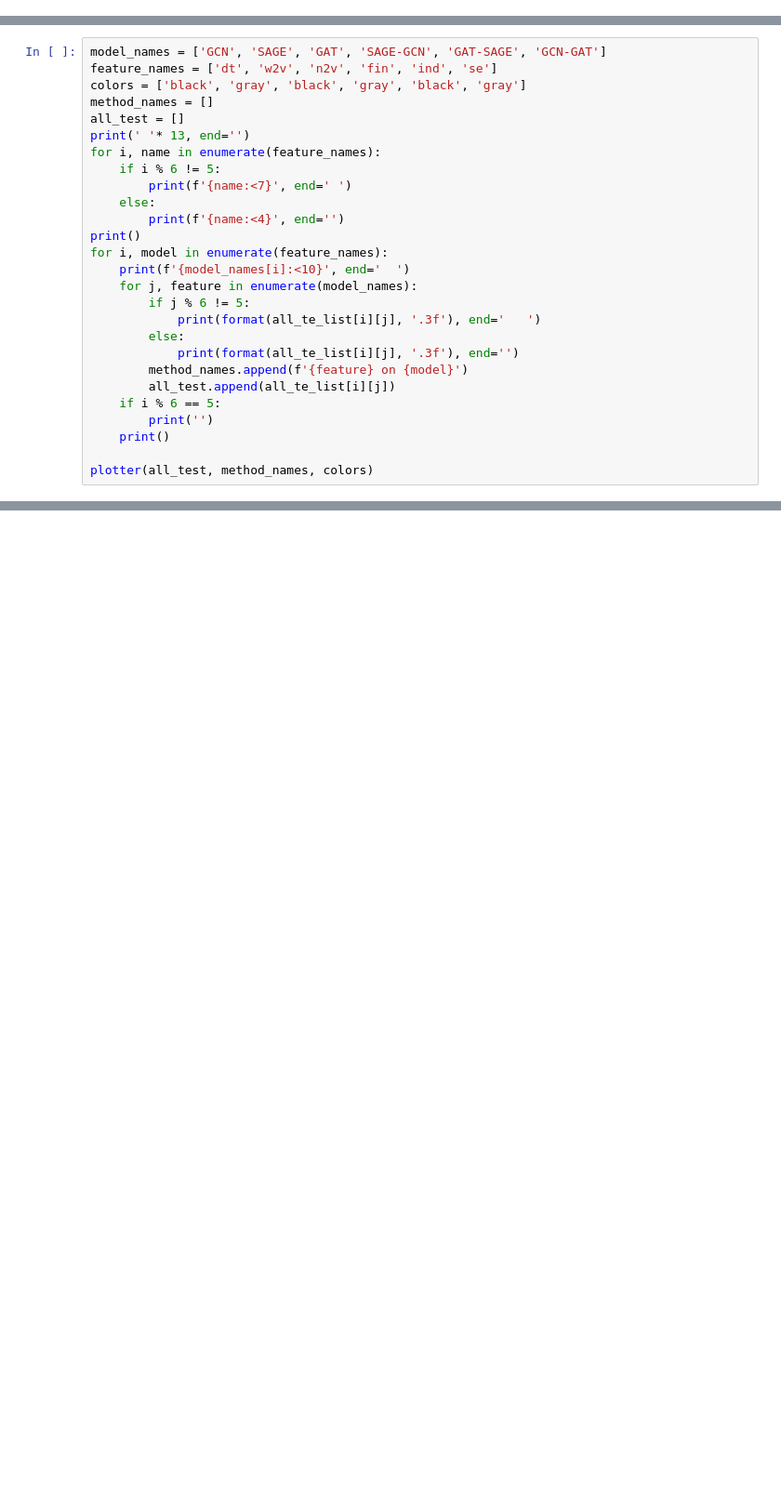
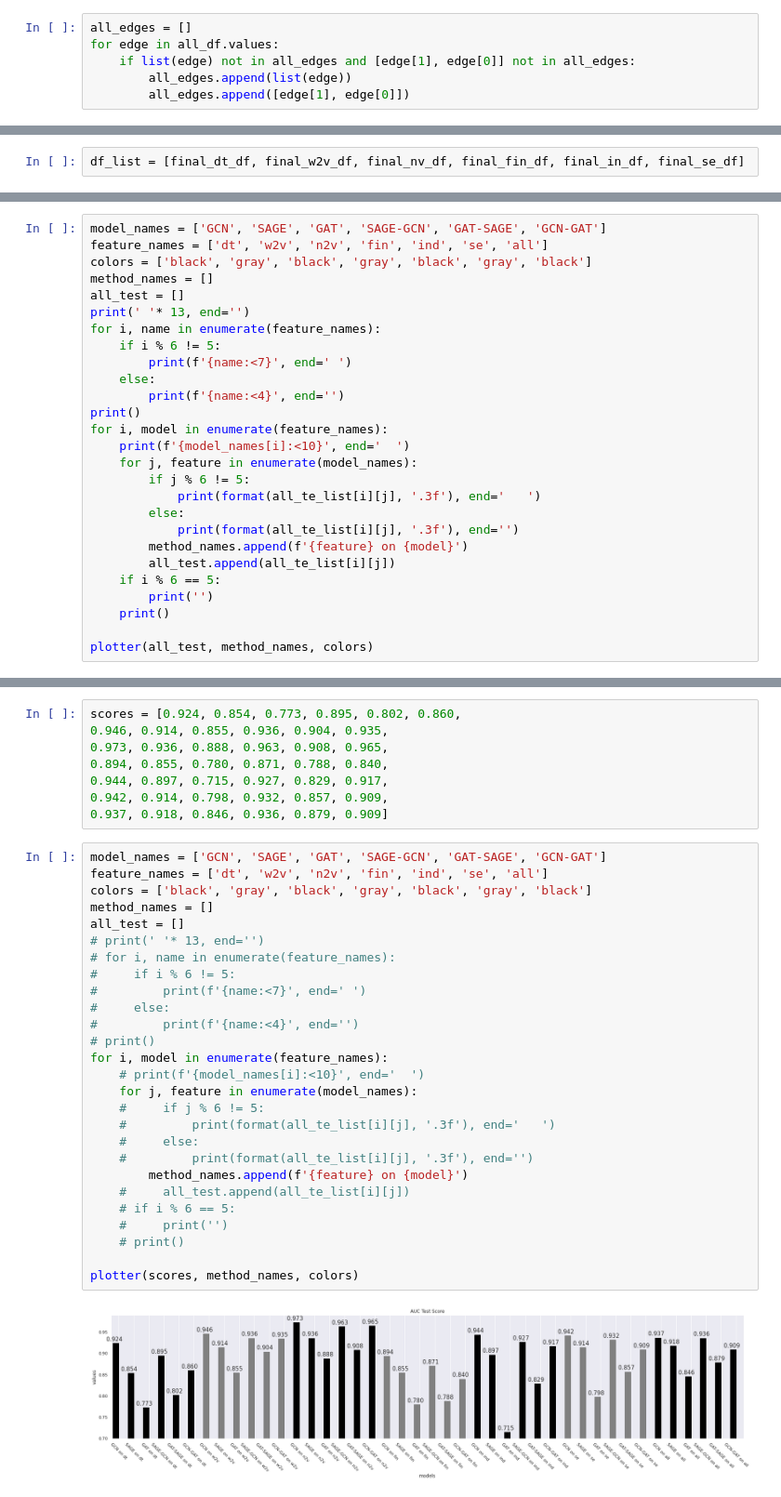
Before and after one commit to sinaziaee/DComG, a Jupyter notebook: model_feature_comparison.ipynb, the cells around one changed output, grey strips where cells are left out. Shown at 93% size. Drawn from its saved outputs; the diff is of its cells as text; blank space fills up the shorter version.

Commit message:
added all features to comparison method

```diff
--- a/model_feature_comparison.ipynb
+++ b/model_feature_comparison.ipynb
@@ -95,0 +109,6 @@ def plotter(scores, method_names, colors):
+# %%
+all_edges = []
+for edge in all_df.values:
+    if list(edge) not in all_edges and [edge[1], edge[0]] not in all_edges:
+        all_edges.append(list(edge))
+        all_edges.append([edge[1], edge[0]])
@@ -95,0 +138,2 @@ def plotter(scores, method_names, colors):
+# %%
+df_list = [final_dt_df, final_w2v_df, final_nv_df, final_fin_df, final_in_df, final_se_df]
@@ -96,7 +242,7 @@ def plotter(scores, method_names, colors):
 # %%
 model_names = ['GCN', 'SAGE', 'GAT', 'SAGE-GCN', 'GAT-SAGE', 'GCN-GAT']
-feature_names = ['dt', 'w2v', 'n2v', 'fin', 'ind', 'se']
-colors = ['black', 'gray', 'black', 'gray', 'black', 'gray']
+feature_names = ['dt', 'w2v', 'n2v', 'fin', 'ind', 'se', 'all']
+colors = ['black', 'gray', 'black', 'gray', 'black', 'gray', 'black']
 method_names = []
 all_test = []
 print(' '* 13, end='')
@@ -149,0 +286,37 @@ for index in range(0, 6):
+# %%
+scores = [0.924, 0.854, 0.773, 0.895, 0.802, 0.860,
+0.946, 0.914, 0.855, 0.936, 0.904, 0.935,
+0.973, 0.936, 0.888, 0.963, 0.908, 0.965,
+0.894, 0.855, 0.780, 0.871, 0.788, 0.840,
+0.944, 0.897, 0.715, 0.927, 0.829, 0.917,
+0.942, 0.914, 0.798, 0.932, 0.857, 0.909,
+0.937, 0.918, 0.846, 0.936, 0.879, 0.909]
+# %%
+model_names = ['GCN', 'SAGE', 'GAT', 'SAGE-GCN', 'GAT-SAGE', 'GCN-GAT']
+feature_names = ['dt', 'w2v', 'n2v', 'fin', 'ind', 'se', 'all']
+colors = ['black', 'gray', 'black', 'gray', 'black', 'gray', 'black']
+method_names = []
+all_test = []
+# print(' '* 13, end='')
+# for i, name in enumerate(feature_names):
+#     if i % 6 != 5:
+#         print(f'{name:<7}', end=' ')
+#     else:
+#         print(f'{name:<4}', end='')
+# print()
+for i, model in enumerate(feature_names):
+    # print(f'{model_names[i]:<10}', end='  ')
+    for j, feature in enumerate(model_names):
+    #     if j % 6 != 5:
+    #         print(format(all_te_list[i][j], '.3f'), end='   ')
+    #     else:
+    #         print(format(all_te_list[i][j], '.3f'), end='')
+        method_names.append(f'{feature} on {model}')
+    #     all_test.append(all_te_list[i][j])
+    # if i % 6 == 5:
+    #     print('')
+    # print()
+
+plotter(scores, method_names, colors)
+# %% [output]
+[figure, added]
```
Also changed, not shown: parts of 12 cells of this notebook.
